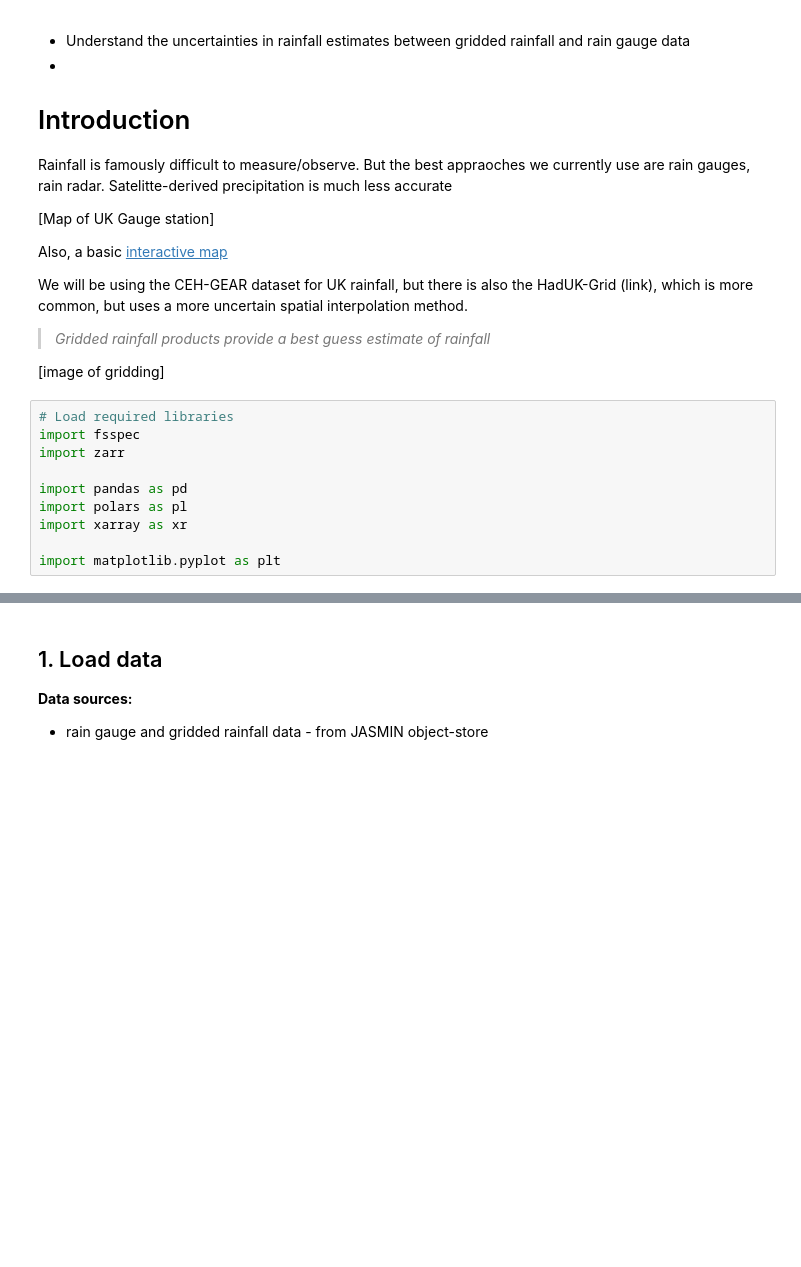
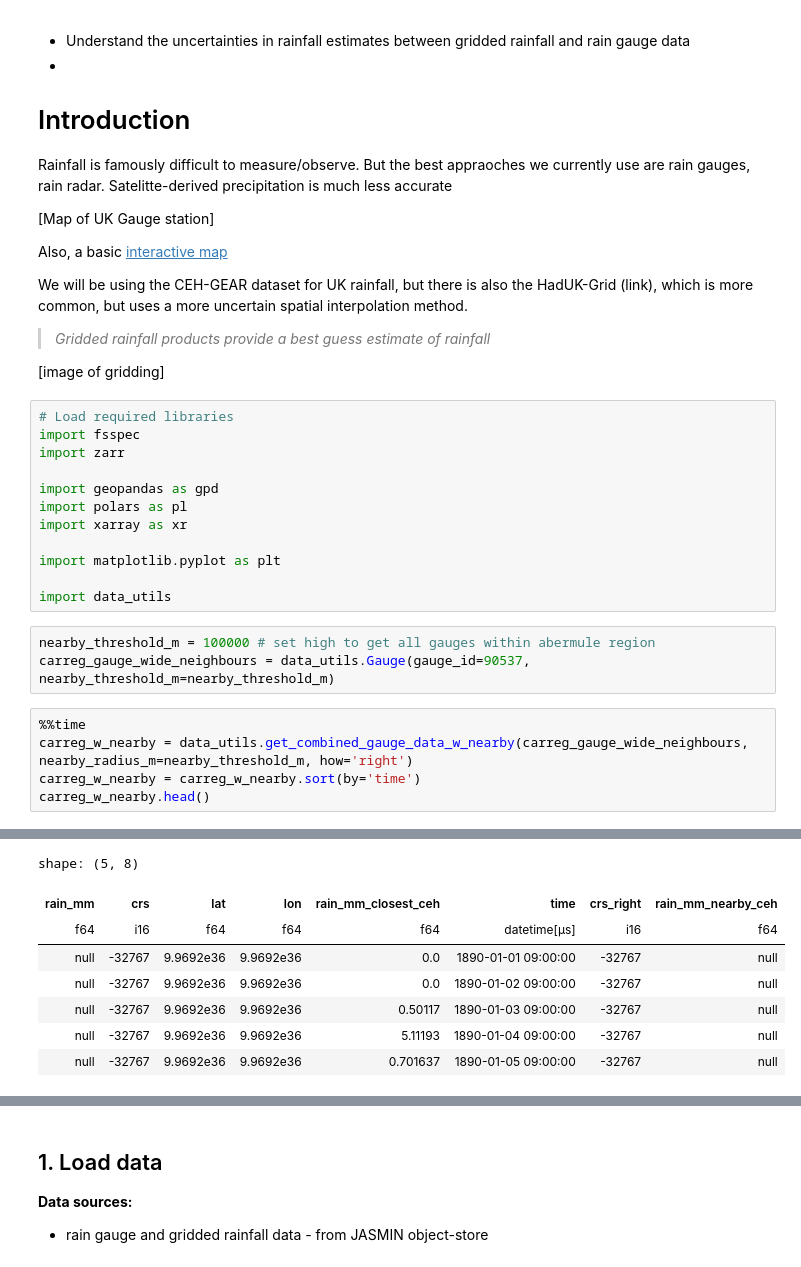
Before and after one commit to Thomasjkeel/UKCEH_Summer_School, a Jupyter notebook: Workshop_4/Workshop_4_rainfall_uncertainty.ipynb, the cells around one changed output, grey strips where cells are left out. Drawn from its saved outputs; the diff is of its cells as text; blank space fills up the shorter version.

```diff
--- a/Workshop_4/Workshop_4_rainfall_uncertainty.ipynb
+++ b/Workshop_4/Workshop_4_rainfall_uncertainty.ipynb
@@ -35,8 +35,19 @@ We will be using the CEH-GEAR dataset for UK rainfall, but there is also the Had
 import fsspec
 import zarr
 
-import pandas as pd
+import geopandas as gpd
 import polars as pl
 import xarray as xr
 
 import matplotlib.pyplot as plt
+
+import data_utils
+# %%
+nearby_threshold_m = 100000 # set high to get all gauges within abermule region
+carreg_gauge_wide_neighbours = data_utils.Gauge(gauge_id=90537, nearby_threshold_m=nearby_threshold_m)
+# %%
+%%time
+carreg_w_nearby = data_utils.get_combined_gauge_data_w_nearby(carreg_gauge_wide_neighbours, nearby_radius_m=nearby_threshold_m, how='right')
+carreg_w_nearby = carreg_w_nearby.sort(by='time')
+carreg_w_nearby.head()
+# %% [output]
@@ -42,0 +56,8 @@ import matplotlib.pyplot as plt
+shape: (5, 8)
+| rain_mm | crs | lat | lon | rain_mm_closest_ceh | time | crs_right | rain_mm_nearby_ceh |
+| f64 | i16 | f64 | f64 | f64 | datetime[μs] | i16 | f64 |
+| null | -32767 | 9.9692e36 | 9.9692e36 | 0.0 | 1890-01-01 09:00:00 | -32767 | null |
+| null | -32767 | 9.9692e36 | 9.9692e36 | 0.0 | 1890-01-02 09:00:00 | -32767 | null |
+| null | -32767 | 9.9692e36 | 9.9692e36 | 0.50117 | 1890-01-03 09:00:00 | -32767 | null |
+| null | -32767 | 9.9692e36 | 9.9692e36 | 5.11193 | 1890-01-04 09:00:00 | -32767 | null |
+| null | -32767 | 9.9692e36 | 9.9692e36 | 0.701637 | 1890-01-05 09:00:00 | -32767 | null |
```
Also changed, not shown: parts of 12 cells of this notebook, 44 other files.
